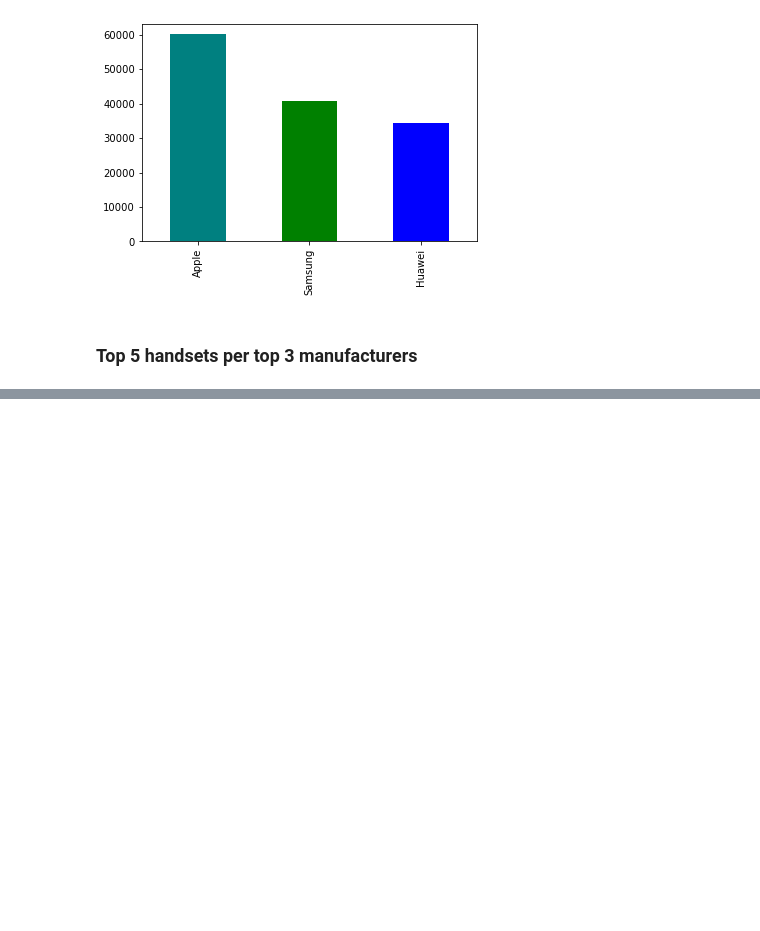
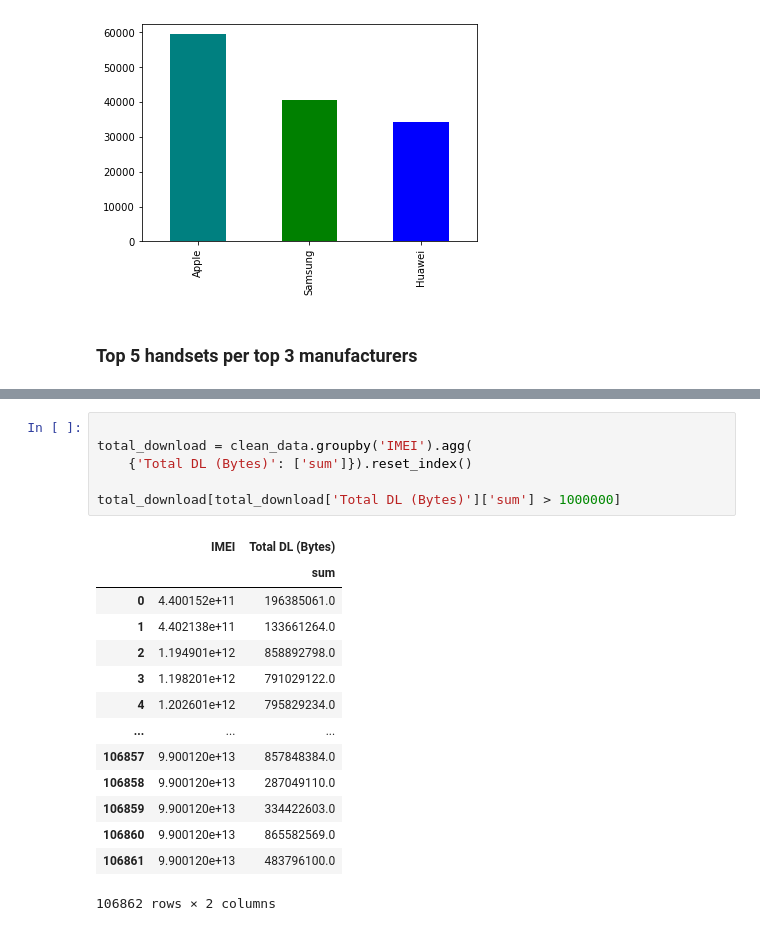
Before and after one commit to degagawolde/User-Analytics-Telecommunication-Industry, a Jupyter notebook: notebook/Data_Exploration.ipynb, the cells around one changed output, grey strips where cells are left out. Saved outputs shown, nothing was run; the diff lists cells and outputs as text; blank space fills up the shorter version.

```diff
--- a/notebook/Data_Exploration.ipynb
+++ b/notebook/Data_Exploration.ipynb
@@ -70,0 +153,21 @@ handset_man.groupby('Handset Manufacturer')['Handset Type'].value_counts()[:10].
+# %%
+
+total_download = clean_data.groupby('IMEI').agg(
+    {'Total DL (Bytes)': ['sum']}).reset_index()
+
+total_download[total_download['Total DL (Bytes)']['sum'] > 1000000]
+# %% [output]
+|  | IMEI | Total DL (Bytes) |
+|  |  | sum |
+| 0 | 4.400152e+11 | 196385061.0 |
+| 1 | 4.402138e+11 | 133661264.0 |
+| 2 | 1.194901e+12 | 858892798.0 |
+| 3 | 1.198201e+12 | 791029122.0 |
+| 4 | 1.202601e+12 | 795829234.0 |
+| ... | ... | ... |
+| 106857 | 9.900120e+13 | 857848384.0 |
+| 106858 | 9.900120e+13 | 287049110.0 |
+| 106859 | 9.900120e+13 | 334422603.0 |
+| 106860 | 9.900120e+13 | 865582569.0 |
+| 106861 | 9.900120e+13 | 483796100.0 |
+106862 rows × 2 columns
```
Also changed, not shown: parts of 13 cells of this notebook, 2 other files.
